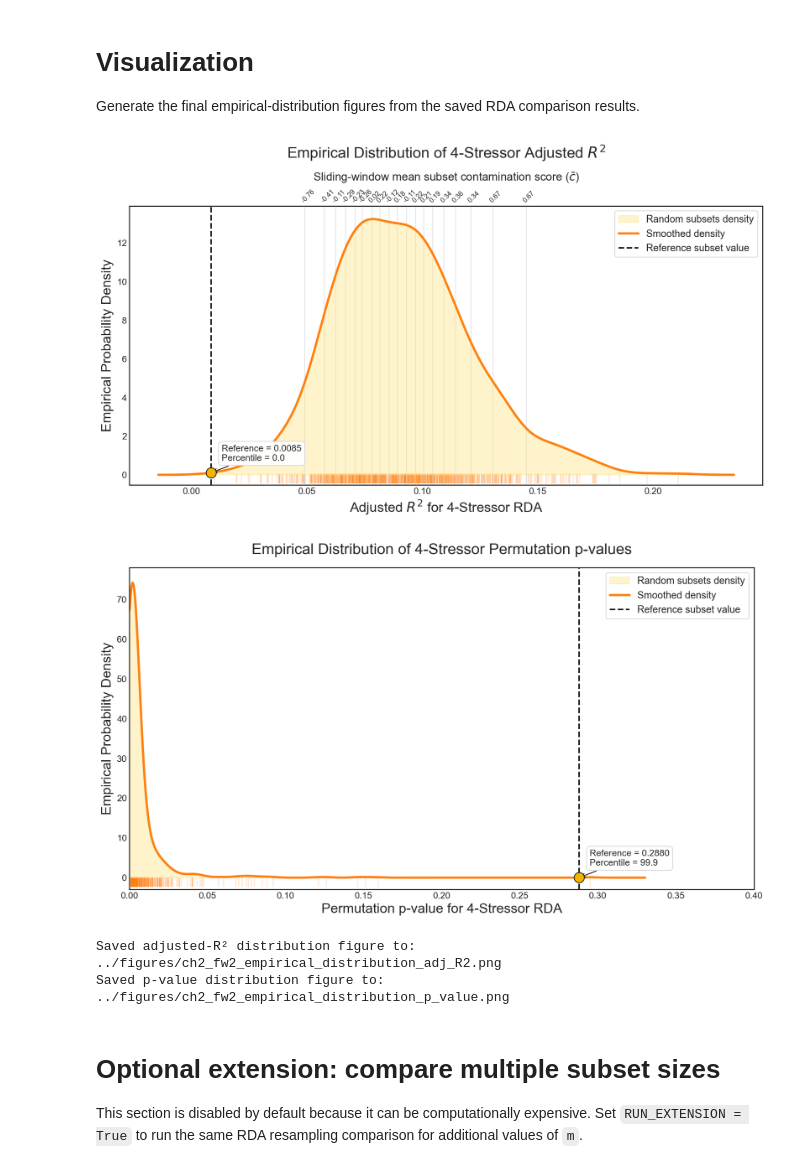
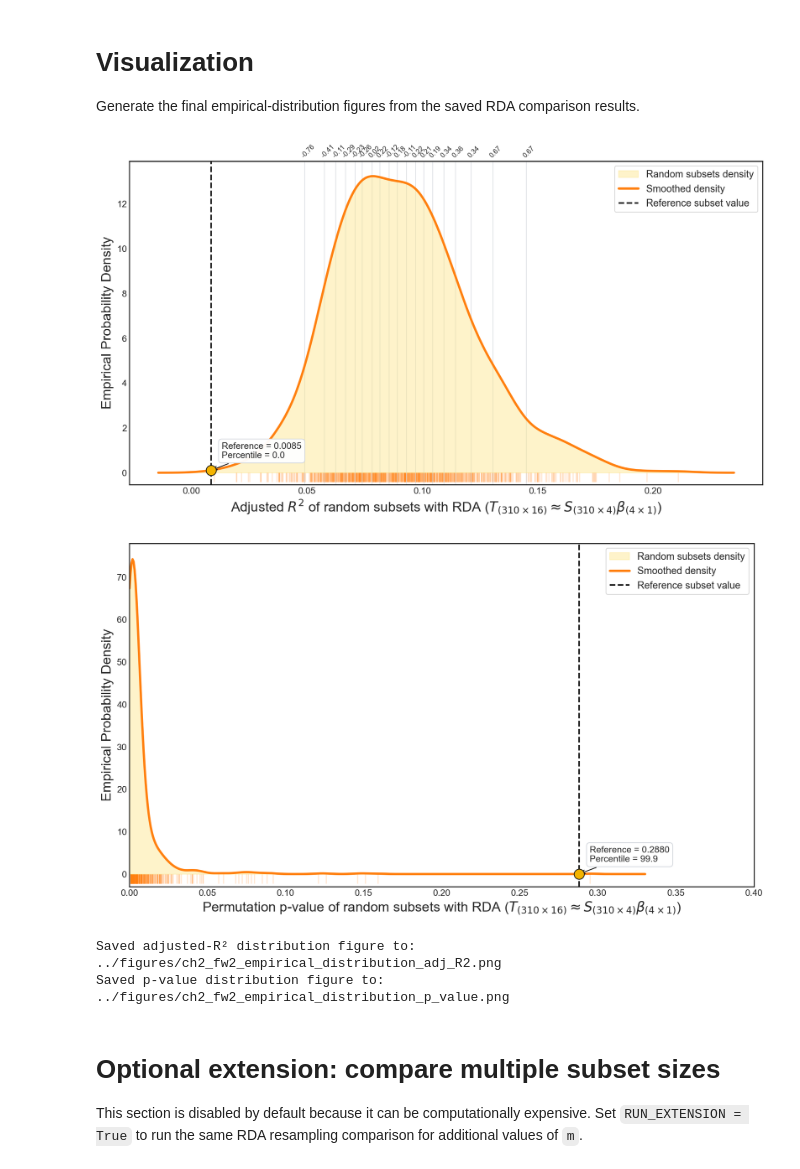
Before and after one commit to Gufeng-2002/thesisproject-codebase, a Jupyter notebook: codespace/notebooks/ch2_framework2.ipynb, the cells around one changed output. Saved outputs shown, nothing was run; the diff lists cells and outputs as text; code cells hidden in the pictures.

```diff
--- a/codespace/notebooks/ch2_framework2.ipynb
+++ b/codespace/notebooks/ch2_framework2.ipynb
@@ -878,39 +883,39 @@ Generate the final empirical-distribution figures from the saved RDA comparison
 # %%
 set_plot_theme()
 
 adj_r2_figure_path = FIGURE_DIR / "ch2_fw2_empirical_distribution_adj_R2.png"
 p_value_figure_path = FIGURE_DIR / "ch2_fw2_empirical_distribution_p_value.png"
 
 fig_adj_r2, ax_adj_r2 = plot_empirical_distribution(
     random_values=random_results["adj_R2_str"],
     reference_value=float(reference_result["adj_R2_str"]),
-    x_label=r"Adjusted $R^2$ for 4-Stressor RDA",
-    title="Empirical Distribution of 4-Stressor Adjusted $R^2$",
+    x_label=r"Adjusted $R^2$ of random subsets with RDA ($T_{(310 \times 16)} \approx S_{(310 \times 4)} \beta_{(4 \times 1)}$)",
+    title= None,
     curve_color="#ff7f0e",
     fill_color="#fde68a",
     reference_color="#f4b400",
     top_axis_mode="sliding_contamination",
     top_axis_values=random_results["average_c"],
     output_path=adj_r2_figure_path,
 )
 
 fig_p_value, ax_p_value = plot_empirical_distribution(
     random_values=random_results["p_value_stressor"],
     reference_value=float(reference_result["p_value_stressor"]),
-    x_label="Permutation p-value for 4-Stressor RDA",
-    title="Empirical Distribution of 4-Stressor Permutation p-values",
+    x_label=r"Permutation p-value of random subsets with RDA ($T_{(310 \times 16)} \approx S_{(310 \times 4)} \beta_{(4 \times 1)}$)",
+    title=None,
     curve_color="#ff7f0e",
     fill_color="#fde68a",
     reference_color="#f4b400",
     x_bounds=(0.0, 0.4),
     output_path=p_value_figure_path,
 )
 
 print(f"Saved adjusted-R² distribution figure to: {adj_r2_figure_path}")
 print(f"Saved p-value distribution figure to: {p_value_figure_path}")
 # %% [output]
-[figure, old version]
+[figure, new version]
-[figure, old version]
+[figure, new version]
 Saved adjusted-R² distribution figure to: ../figures/ch2_fw2_empirical_distribution_adj_R2.png
 Saved p-value distribution figure to: ../figures/ch2_fw2_empirical_distribution_p_value.png
 # %% [markdown]
```
Also changed, not shown: parts of 3 cells of this notebook, 5 other files.
